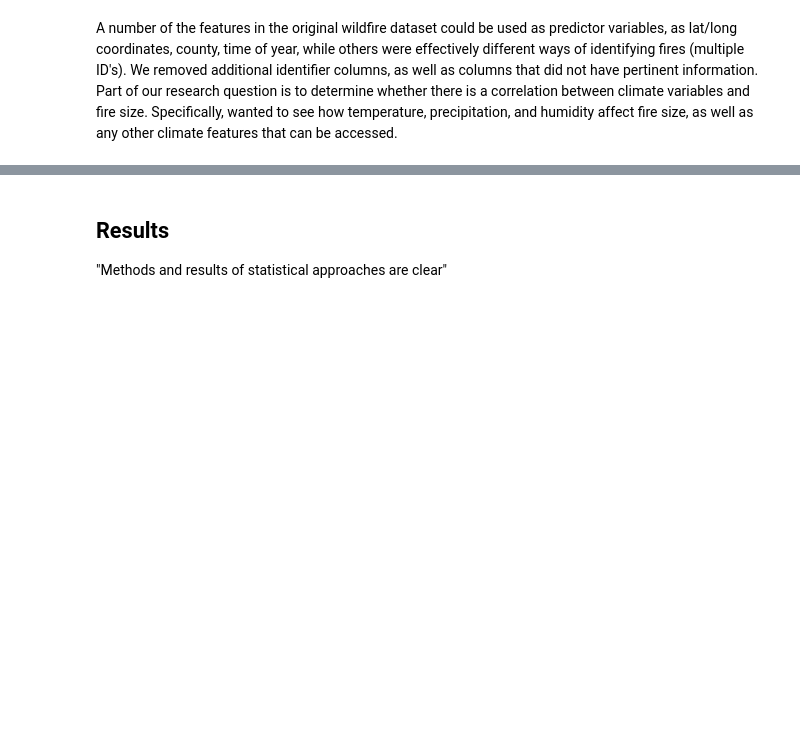
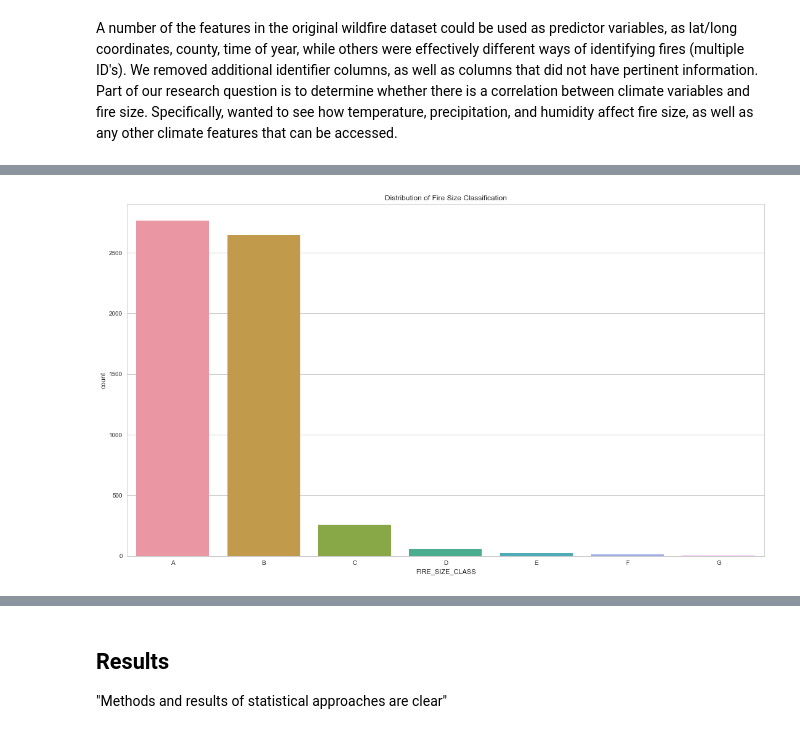
Before and after one commit to sjhangiani12/info370-final-project, a Jupyter notebook: Wildfire Resource.ipynb, the cells around one changed output, grey strips where cells are left out. Drawn from its saved outputs; the diff is of its cells as text; code cells hidden in the pictures; blank space fills up the shorter version.

```diff
--- a/Wildfire Resource.ipynb
+++ b/Wildfire Resource.ipynb
@@ -86,0 +96,9 @@ K-nearest neighbours is a non-parametric method used for classification and regr
+# %%
+# What is the distribution of wildfire size
+data = pd.read_csv('data/combinedClimateFiresDataset_2010.csv')
+
+sns.set(style="whitegrid")
+g = sns.countplot(pd.Series(data.FIRE_SIZE_CLASS), order = pd.Series(data.FIRE_SIZE_CLASS).value_counts().index).set_title('Distribution of Fire Size Classification')
+g.figure.set_size_inches(18.5, 10.5)
+# %% [output]
+[figure, added]
```
Also changed, not shown: parts of 13 cells of this notebook.
